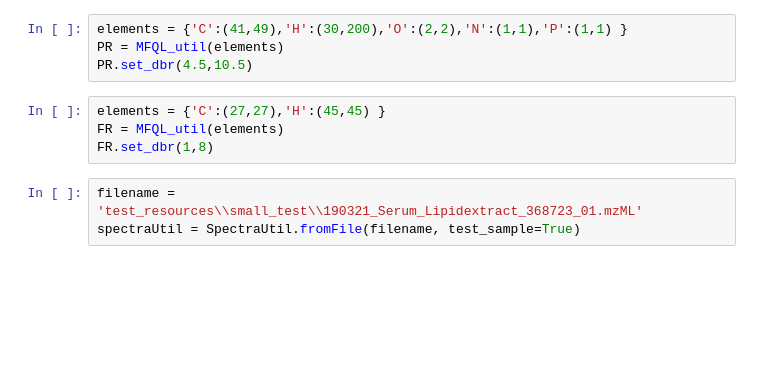
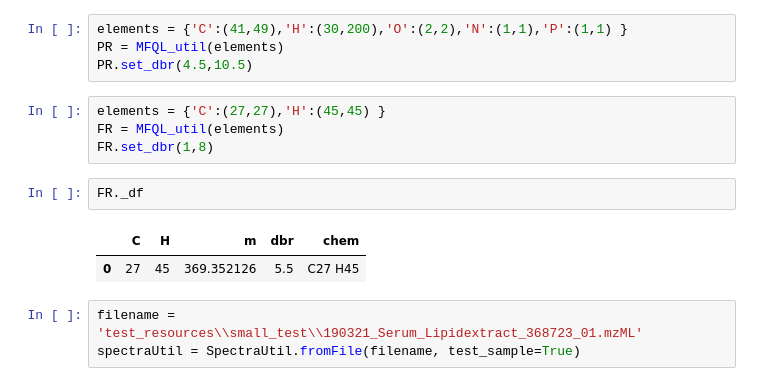
Before and after one commit to lifs-tools/lipidxplorer, a Jupyter notebook: lx2/mfql_emulate.ipynb, the cells around one changed output. Drawn from its saved outputs; the diff is of its cells as text; blank space fills up the shorter version.

```diff
--- a/lx2/mfql_emulate.ipynb
+++ b/lx2/mfql_emulate.ipynb
@@ -38,6 +38,11 @@ PR.set_dbr(4.5,10.5)
 elements = {'C':(27,27),'H':(45,45) }
 FR = MFQL_util(elements)
 FR.set_dbr(1,8)
+# %%
+FR._df
+# %% [output]
+|  | C | H | m | dbr | chem |
+| 0 | 27 | 45 | 369.352126 | 5.5 | C27 H45 |
 # %%
 filename = 'test_resources\\small_test\\190321_Serum_Lipidextract_368723_01.mzML'
 spectraUtil = SpectraUtil.fromFile(filename, test_sample=True)
```
Also changed, not shown: parts of 14 cells of this notebook, 1 other file.
